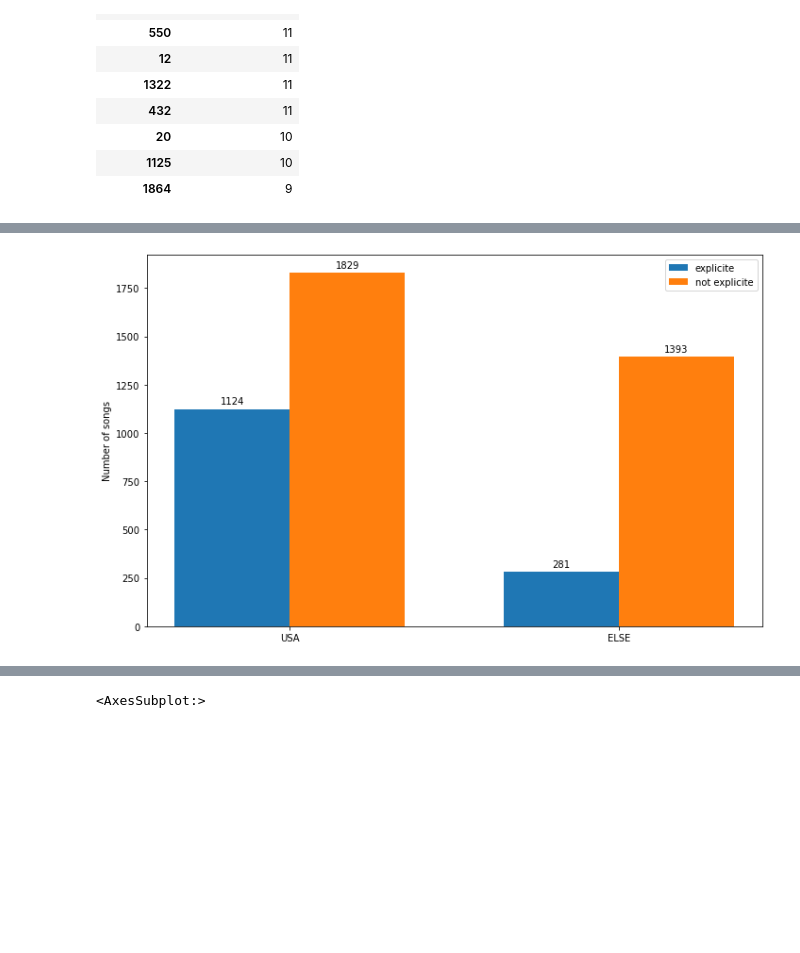
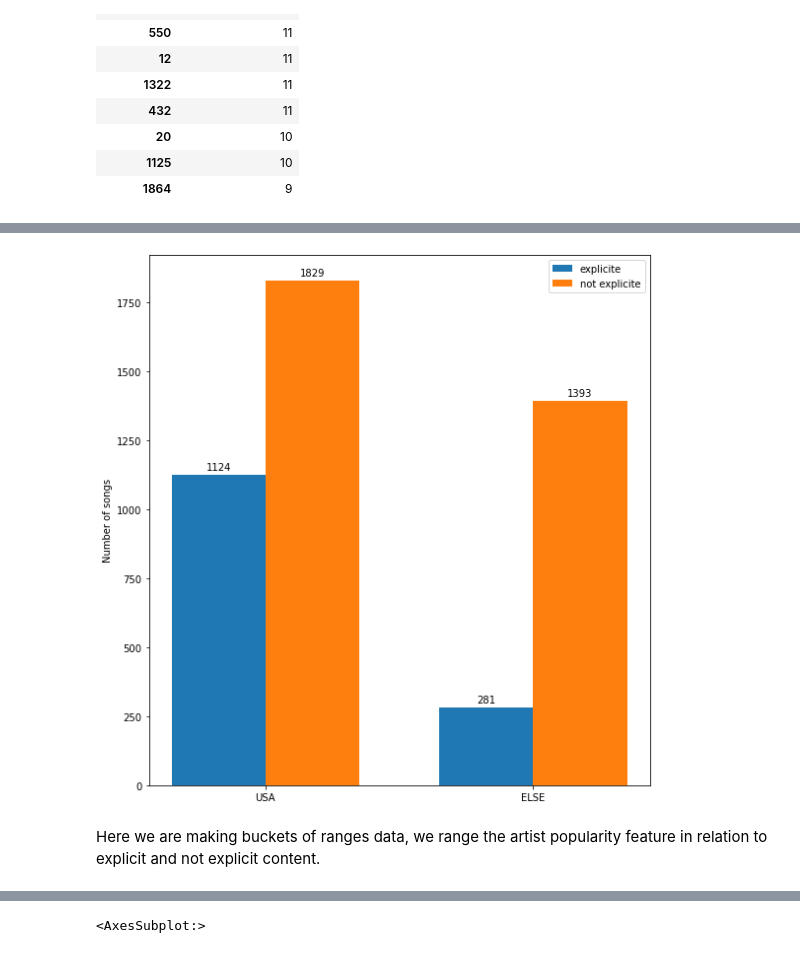
Before and after one commit to bnlhv/DataScienceProject, a Jupyter notebook: app/visualizations/visualizations.ipynb, the cells around one changed output, grey strips where cells are left out. Cells and saved outputs as stored; diff of their text form; code cells hidden in the pictures; blank space fills up the shorter version.

```diff
--- a/app/visualizations/visualizations.ipynb
+++ b/app/visualizations/visualizations.ipynb
@@ -168,36 +216,38 @@ not_explicite = [usa_not_explicite, else_not_explicite]
 x = np.arange(len(labels))
 width = 0.35  # the width of the bars
 
-fig, ax = plt.subplots(figsize=(10,6))
+fig, ax = plt.subplots(figsize=(8,8))
 rects1 = ax.bar(x - width/2, explicite, width, label='explicite')
 rects2 = ax.bar(x + width/2, not_explicite, width, label='not explicite')
 
 # Add some text for labels, title and custom x-axis tick labels, etc.
 ax.set_ylabel('Number of songs')
 ax.set_xticks(x)
 ax.set_xticklabels(labels)
 ax.legend()
 
 
 def autolabel(rects):
     """Attach a text label above each bar in *rects*, displaying its height."""
     for rect in rects:
         height = rect.get_height()
         ax.annotate('{}'.format(height),
                     xy=(rect.get_x() + rect.get_width() / 2, height),
                     xytext=(0, 3),  # 3 points vertical offset
                     textcoords="offset points",
                     ha='center', va='bottom')
 
 
 autolabel(rects1)
 autolabel(rects2)
 
 fig.tight_layout()
 
 plt.show()
 # %% [output]
-[figure, old version]
+[figure, new version]
+# %% [markdown]
+Here we are making buckets of ranges data, we range the artist popularity feature in relation to explicit and not explicit content.
 # %%
 range0_20_explicit=df[(df.artist_popularity >= 0) & (df.artist_popularity <= 20) & (df.is_explicit_content == True)].shape[0]
 range20_40_explicit=df[(df.artist_popularity > 20) & (df.artist_popularity <= 40) & (df.is_explicit_content == True)].shape[0]
```
Also changed, not shown: parts of 30 cells of this notebook, 2 other files.
